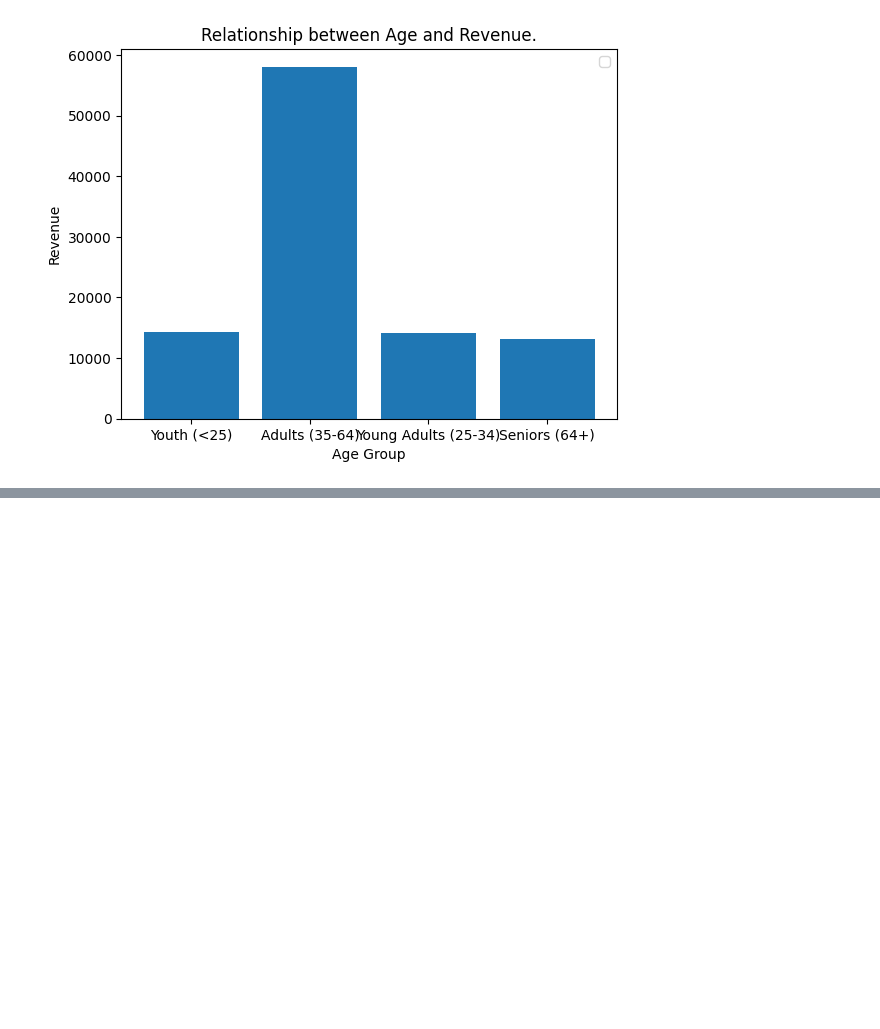
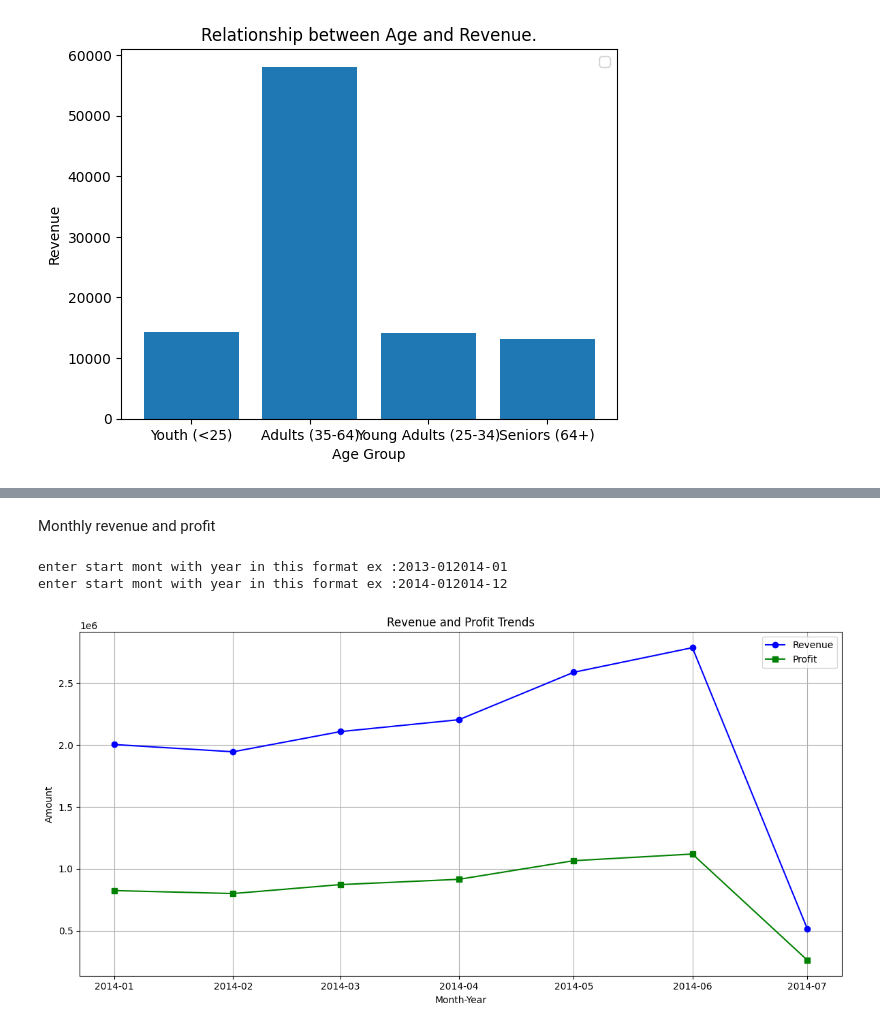
Before and after one commit to shivanswamynathan/EDA_Sales_data, a Jupyter notebook: DS_PROJECT.ipynb, the cells around one changed output, grey strips where cells are left out. Saved outputs shown, nothing was run; the diff lists cells and outputs as text; code cells hidden in the pictures; blank space fills up the shorter version.

```diff
--- a/DS_PROJECT.ipynb
+++ b/DS_PROJECT.ipynb
@@ -215,0 +254,39 @@ WARNING:matplotlib.legend:No artists with labels found to put in legend.  Note t
+# %% [markdown]
+Monthly revenue and profit
+# %%
+
+df['Date'] = pd.to_datetime(df['Date'])
+
+# Aggregate revenue and profit by month-year
+monthly_data = df.groupby(df['Date'].dt.to_period('M')).agg({
+    'Revenue': 'sum',
+    'Profit': 'sum'
+}).reset_index()
+monthly_data['Date'] = monthly_data['Date'].dt.to_timestamp()  # Convert back to timestamp for plotting
+
+# geting inpu for start and end date
+start_date = input("enter start mont with year in this format ex :2013-01")
+end_date = input("enter start mont with year in this format ex :2014-01")
+
+# Filter data for the specified range
+filtered_data = monthly_data[(monthly_data['Date'] >= start_date) & (monthly_data['Date'] <= end_date)]
+
+# Plotting revenue and profit trends
+plt.figure(figsize=(12, 6))
+plt.plot(filtered_data['Date'], filtered_data['Revenue'], label='Revenue', marker='o', color='blue')
+plt.plot(filtered_data['Date'], filtered_data['Profit'], label='Profit', marker='s', color='green')
+
+# Add labels, title, legend, and grid
+plt.xlabel('Month-Year')
+plt.ylabel('Amount')
+plt.title('Revenue and Profit Trends')
+plt.legend()
+plt.grid(True)
+plt.tight_layout()
+
+# Show the plot
+plt.show()
+# %% [output]
+enter start mont with year in this format ex :2013-012014-01
+enter start mont with year in this format ex :2014-012014-12
+[figure, added]
```
Also changed, not shown: parts of 4 cells of this notebook.
